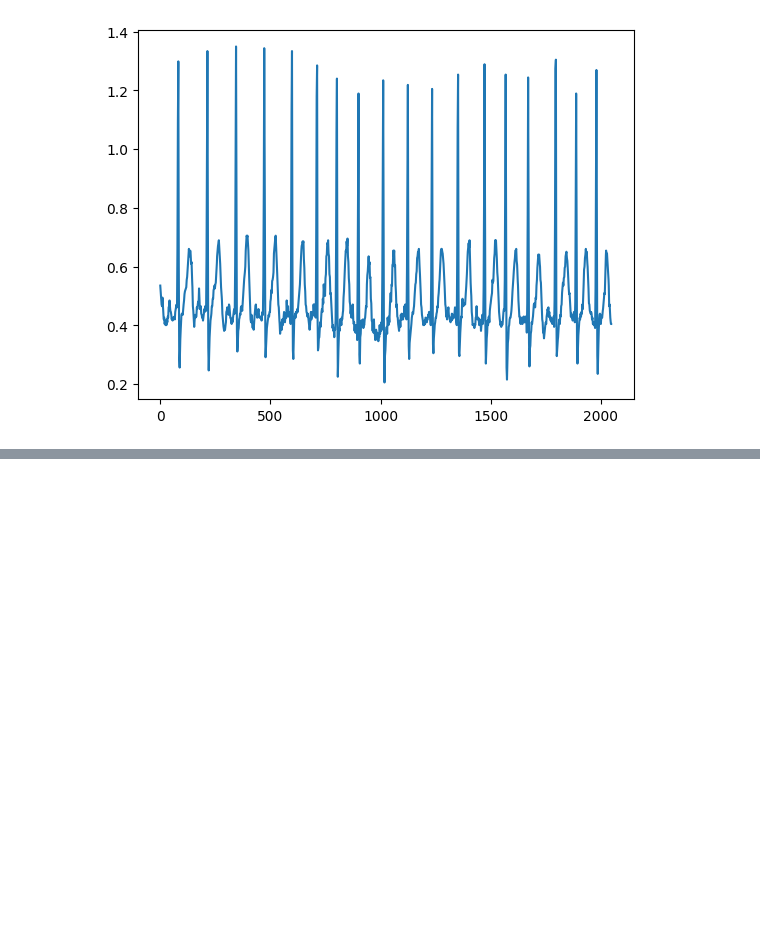
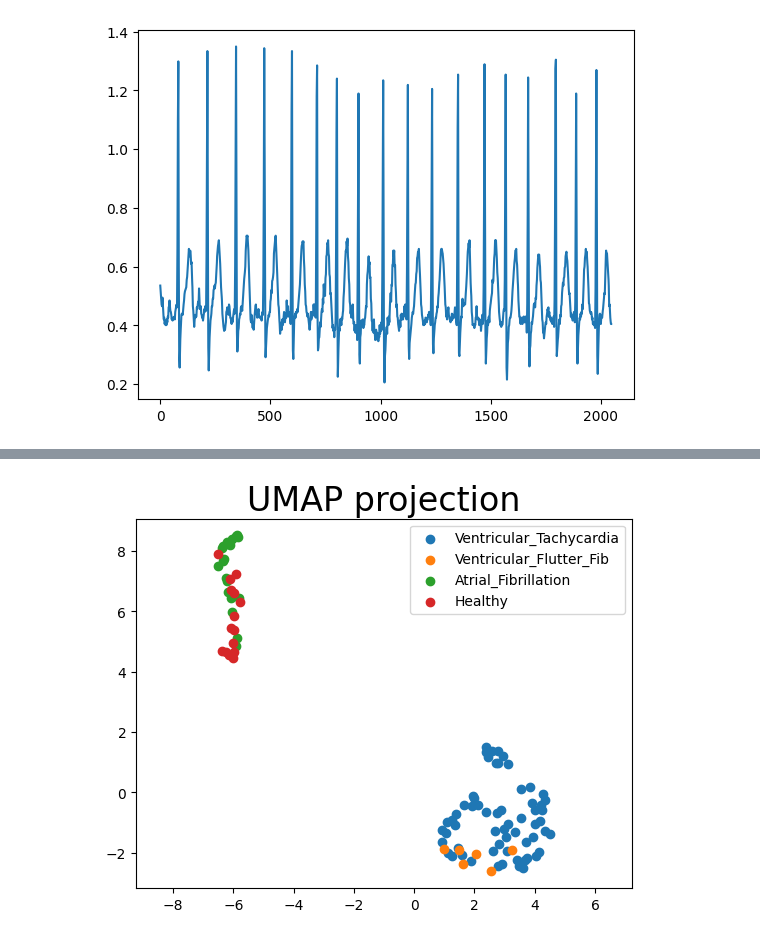
Before and after one commit to sarah-alabdulrazzak/RhythmGuard, a Jupyter notebook: Arrhythmia_Classification.ipynb, the cells around one changed output, grey strips where cells are left out. Cells and saved outputs as stored; diff of their text form; code cells hidden in the pictures; blank space fills up the shorter version.

```diff
--- a/Arrhythmia_Classification.ipynb
+++ b/Arrhythmia_Classification.ipynb
@@ -483,0 +471,5 @@ for signal in signals:
+# %%
+def get_num_waves(label, trueAlarm=1):
+    return len(df_filtered.loc[(df_filtered["Label"]==label) & (df_filtered["TrueAlarm"]==trueAlarm)].index)
+
+get_num_waves("Healthy")
@@ -483,0 +576,10 @@ for signal in signals:
+# %%
+import umap
+from sklearn.preprocessing import StandardScaler
+
+umap_df=samples_df.loc[samples_df["Labels"].isin(["Ventricular_Tachycardia", "Ventricular_Flutter_Fib", "Atrial_Fibrillation", "Healthy"])].copy()
+umap_df.reset_index(inplace=True, drop=True)
+display(umap_df)
+reducer = umap.UMAP(random_state=6)
+scaled_data = StandardScaler().fit_transform(umap_df.drop(["Labels"], axis=1))
+embedding = reducer.fit_transform(scaled_data)
@@ -483,0 +600,15 @@ for signal in signals:
+# %%
+from sklearn import preprocessing
+label_encoder = preprocessing.LabelEncoder()
+c_encoded=label_encoder.fit_transform(umap_df["Labels"])
+
+for label in umap_df["Labels"].unique():
+    plt.scatter(
+        embedding[umap_df.loc[umap_df["Labels"]==label].drop("Labels", axis=1).index, 0],
+        embedding[umap_df.loc[umap_df["Labels"]==label].drop("Labels", axis=1).index, 1],
+        label=label)
+plt.legend()
+plt.gca().set_aspect('equal', 'datalim')
+plt.title('UMAP projection', fontsize=24);
+# %% [output]
+[figure, added]
```
Also changed, not shown: parts of 9 cells of this notebook.
